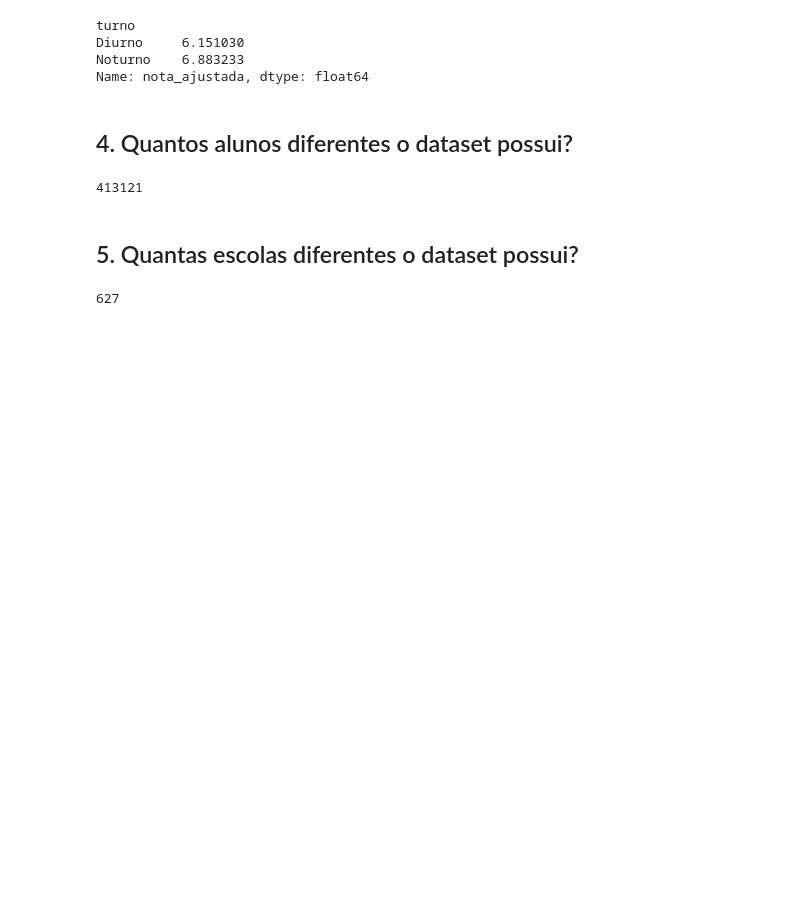
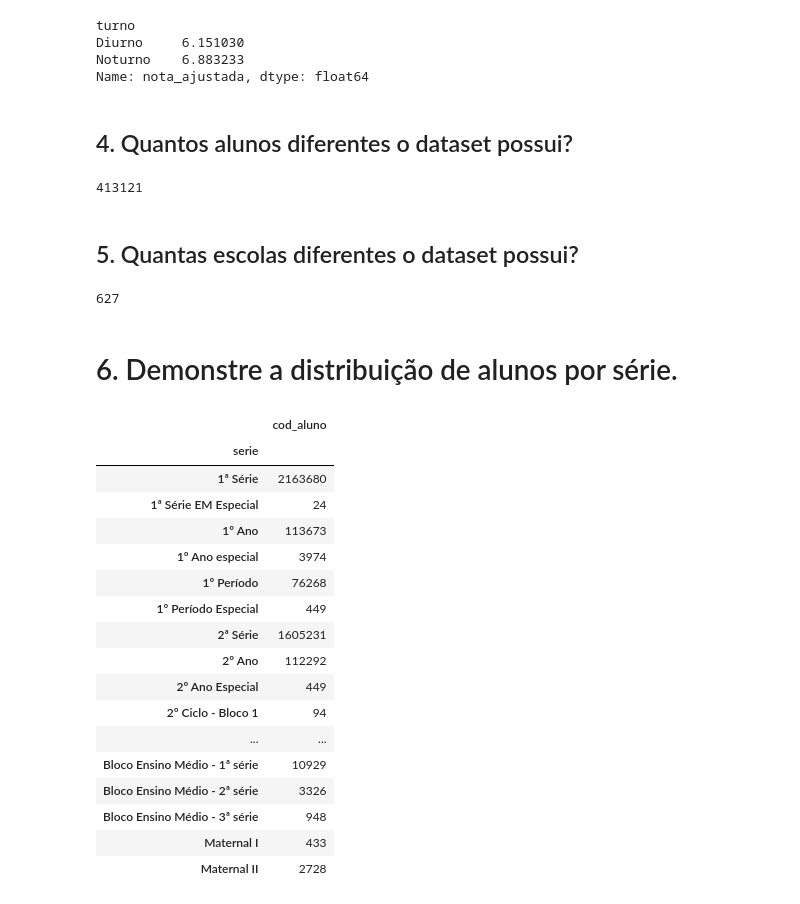
Before and after one commit to gizattos/Trabalho-Dados-Abertos-Desempenho-Escolar, a Jupyter notebook: trabalho01_Giovanni_Riccardi_Lourenzatto.ipynb, the cells around one changed output. Cells and saved outputs as stored; diff of their text form; code cells hidden in the pictures; blank space fills up the shorter version.

```diff
--- a/trabalho01_Giovanni_Riccardi_Lourenzatto.ipynb
+++ b/trabalho01_Giovanni_Riccardi_Lourenzatto.ipynb
@@ -187,3 +187,26 @@ dff.cod_aluno.nunique()
 dff.cod_escola.nunique()
 # %% [output]
 627
+# %% [markdown]
+<h1>6. Demonstre a distribuição de alunos por série.</h1>
+# %%
+dff[['cod_aluno','serie']].groupby(['serie']).count() ## olhar agrupamento de aluno
+# %% [output]
+|  | cod_aluno |
+| serie |  |
+| 1ª Série | 2163680 |
+| 1ª Série EM Especial | 24 |
+| 1º Ano | 113673 |
+| 1º Ano especial | 3974 |
+| 1º Período | 76268 |
+| 1º Período Especial | 449 |
+| 2ª Série | 1605231 |
+| 2º Ano | 112292 |
+| 2º Ano Especial | 449 |
+| 2º Ciclo - Bloco 1 | 94 |
+| ... | ... |
+| Bloco Ensino Médio - 1ª série | 10929 |
+| Bloco Ensino Médio - 2ª série | 3326 |
+| Bloco Ensino Médio - 3ª série | 948 |
+| Maternal I | 433 |
+| Maternal II | 2728 |
```
Also changed, not shown: parts of 13 cells of this notebook.
